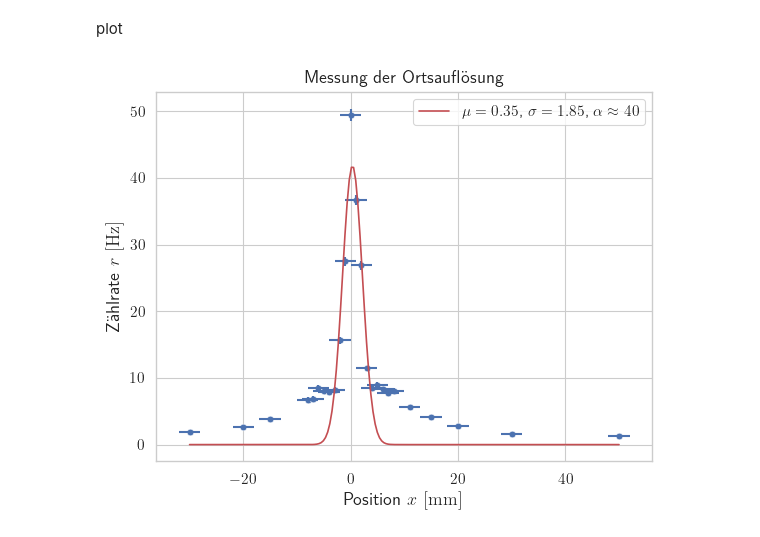
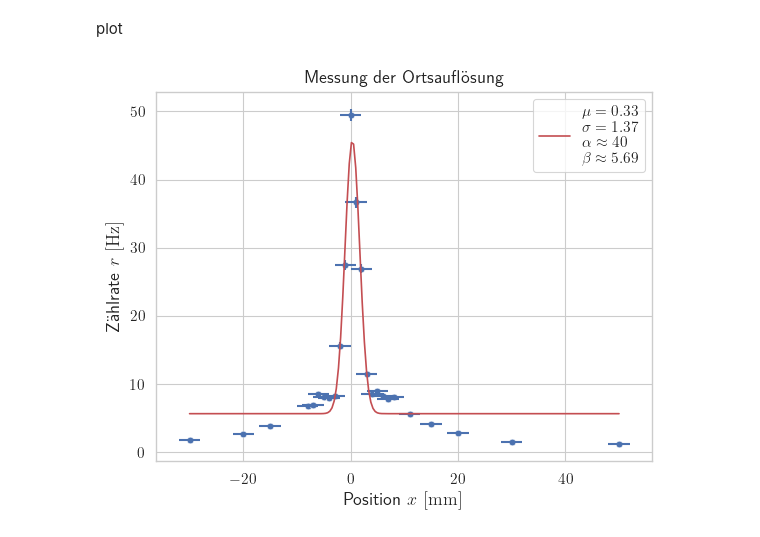
Before and after one commit to ofilla/physik-praktikum-b, a Jupyter notebook: B3.4/data/Ortsaufloesung.ipynb, the cells around one changed output. Cells and saved outputs as stored; diff of their text form; code cells hidden in the pictures.

```diff
--- a/B3.4/data/Ortsaufloesung.ipynb
+++ b/B3.4/data/Ortsaufloesung.ipynb
@@ -85,10 +85,10 @@ Text(0, 0.5, 'Zählrate $r\\ [\\mathrm{Hz}]$')
 
 Die Kurve zum Fitten kriegt einen Faktor $\alpha$, um die Fläche unter der Kurve anzupassen.
 # %%
-def gaussian(x, mu, sigma, factor):
+def gaussian(x, mu, sigma, factor, offset):
     nominator = (x-mu)**2
     denominator = 2 * sigma**2
-    return factor * np.exp(-nominator/denominator)
+    return factor * np.exp(-nominator/denominator) + offset
 # %% [markdown]
 ### Test
 Teste implementierte Methode & fitting
@@ -121,19 +116,28 @@ factor = int(popt[2].round(-1))
+# %%
+popt, pcov = curve_fit(gaussian, xdata, ydata)
+
+mu = popt[0].round(2)
+sigma = popt[1].round(2)
+factor = int(popt[2].round(-1))
+offset = popt[3].round(2)
+
+results_str = f'$\\mu={mu}$, $\\sigma={sigma}$, $\\alpha\\approx{factor}$, $\\beta\\approx{offset}$'
 # %% [markdown]
 plot
 # %%
 fig = plt.figure()
 ax = fig.add_subplot()
 
 sns.scatterplot(data, x=x_col, y=r_col, ax=ax)
 plt.errorbar(x=data[x_col], y=data[r_col], xerr=data[x_err_col], yerr=data[r_err_col], linewidth=0, elinewidth=1.5)
 plt.xlabel(f"Position {x_col}")
 plt.ylabel(f"Zählrate {r_col}")
 plt.title("Messung der Ortsauflösung")
 
-plt.plot(x_range, gaussian(x_range, *popt), 'r-', label=f'$\\mu={mu}$, $\\sigma={sigma}$, $\\alpha\\approx{factor}$');
+plt.plot(x_range, gaussian(x_range, *popt), 'r-', label=results_str.replace(', ', '\n'));
 plt.legend();
 # %% [output]
-[figure, old version]
+[figure, new version]
 # %%
 fig.figure.savefig("../../media/B3.4/Ortsaufloesung_fit.svg")
 fig.figure.savefig("../../media/B3.4/Ortsaufloesung_fit.png");
```
Also changed, not shown: parts of 2 cells of this notebook, 5 other files.
